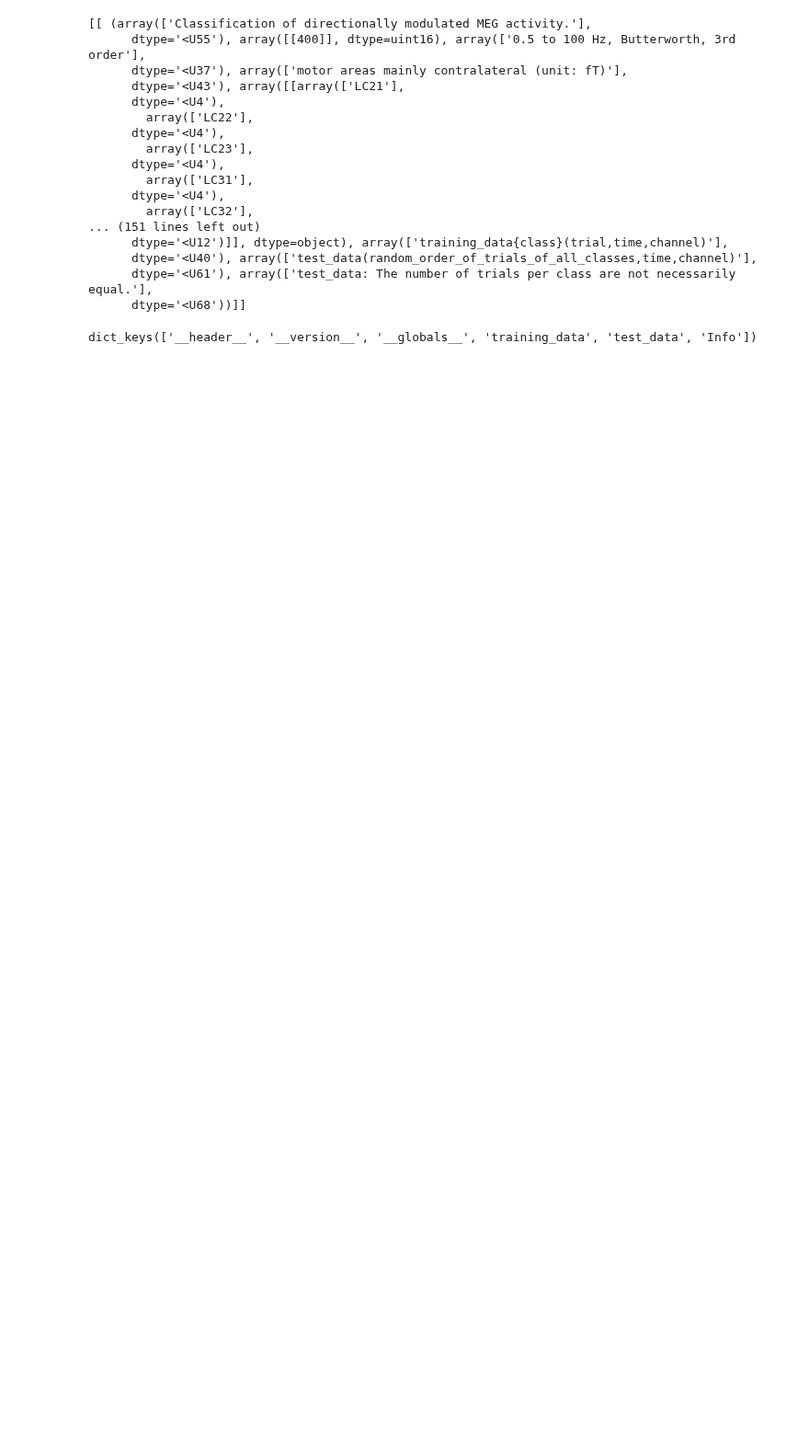
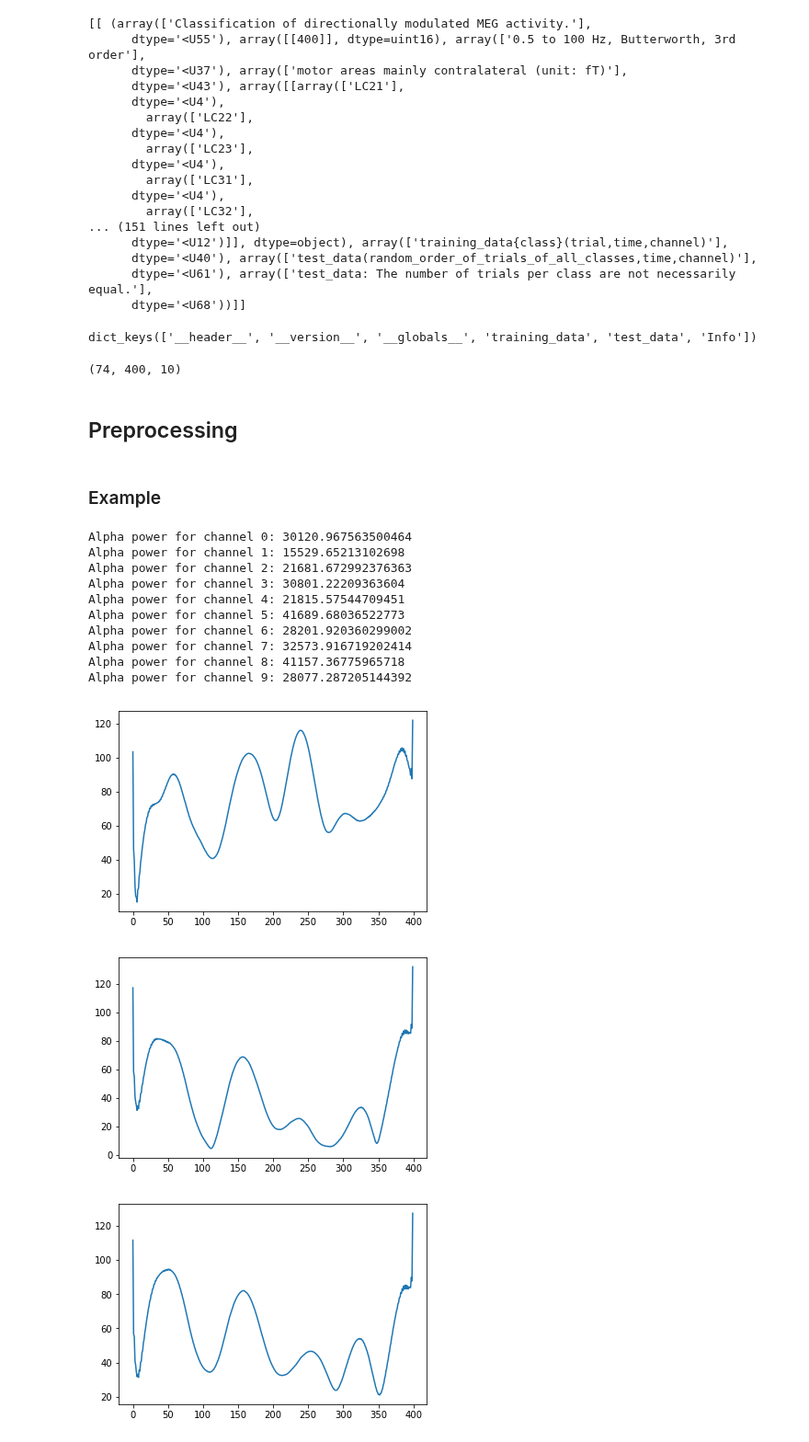
Before and after one commit to erindorothy/BCIFinalProject, a Jupyter notebook: Andrew_dev.ipynb, the cells around one changed output. Shown at 92% size. Drawn from its saved outputs; the diff is of its cells as text; code cells hidden in the pictures; blank space fills up the shorter version.

```diff
--- a/Andrew_dev.ipynb
+++ b/Andrew_dev.ipynb
@@ -62,3 +62,11 @@ print(data['Info'])
 print(data.keys())
 # %% [output]
 dict_keys(['__header__', '__version__', '__globals__', 'training_data', 'test_data', 'Info'])
+# %%
+np.shape(data['test_data'])
+# %% [output]
+(74, 400, 10)
+# %% [markdown]
+## Preprocessing
+# %% [markdown]
+### Example
@@ -64,0 +75,22 @@ dict_keys(['__header__', '__version__', '__globals__', 'training_data', 'test_da
+# %%
+i = 0
+for x in right_1.T:
+    plt.figure()
+    alpha_amp = timefrequency.amp_by_time(x, Fs=400, f_range=(8, 12))
+    plt.plot(alpha_amp)
+    print('Alpha power for channel {i}: {a}'.format(i=i, a=np.sum(alpha_amp)))
+    i += 1
+# %% [output]
+Alpha power for channel 0: 30120.967563500464
+Alpha power for channel 1: 15529.65213102698
+Alpha power for channel 2: 21681.672992376363
+Alpha power for channel 3: 30801.22209363604
+Alpha power for channel 4: 21815.57544709451
+Alpha power for channel 5: 41689.68036522773
+Alpha power for channel 6: 28201.920360299002
+Alpha power for channel 7: 32573.916719202414
+Alpha power for channel 8: 41157.36775965718
+Alpha power for channel 9: 28077.287205144392
+[figure, added]
+[figure, added]
+[figure, added]
```
Also changed, not shown: parts of 38 cells of this notebook.
